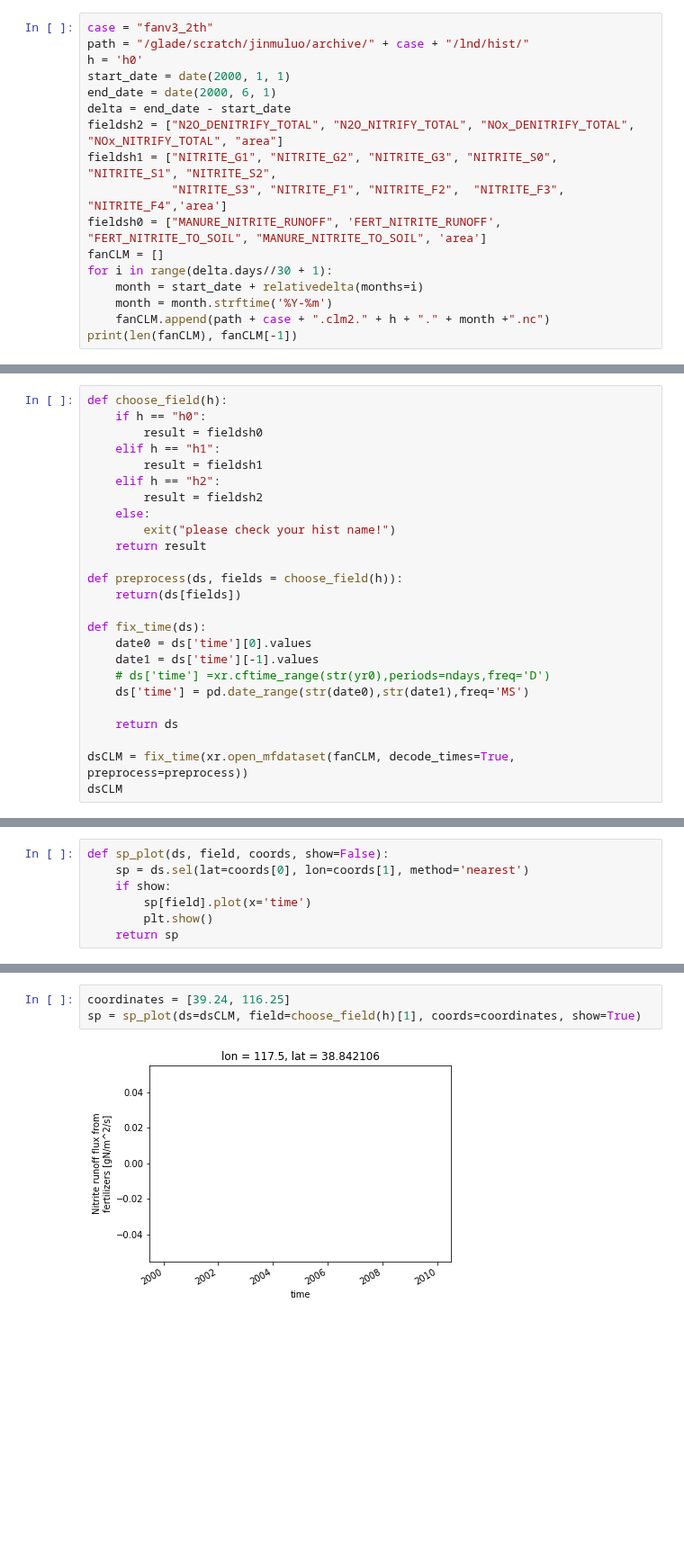
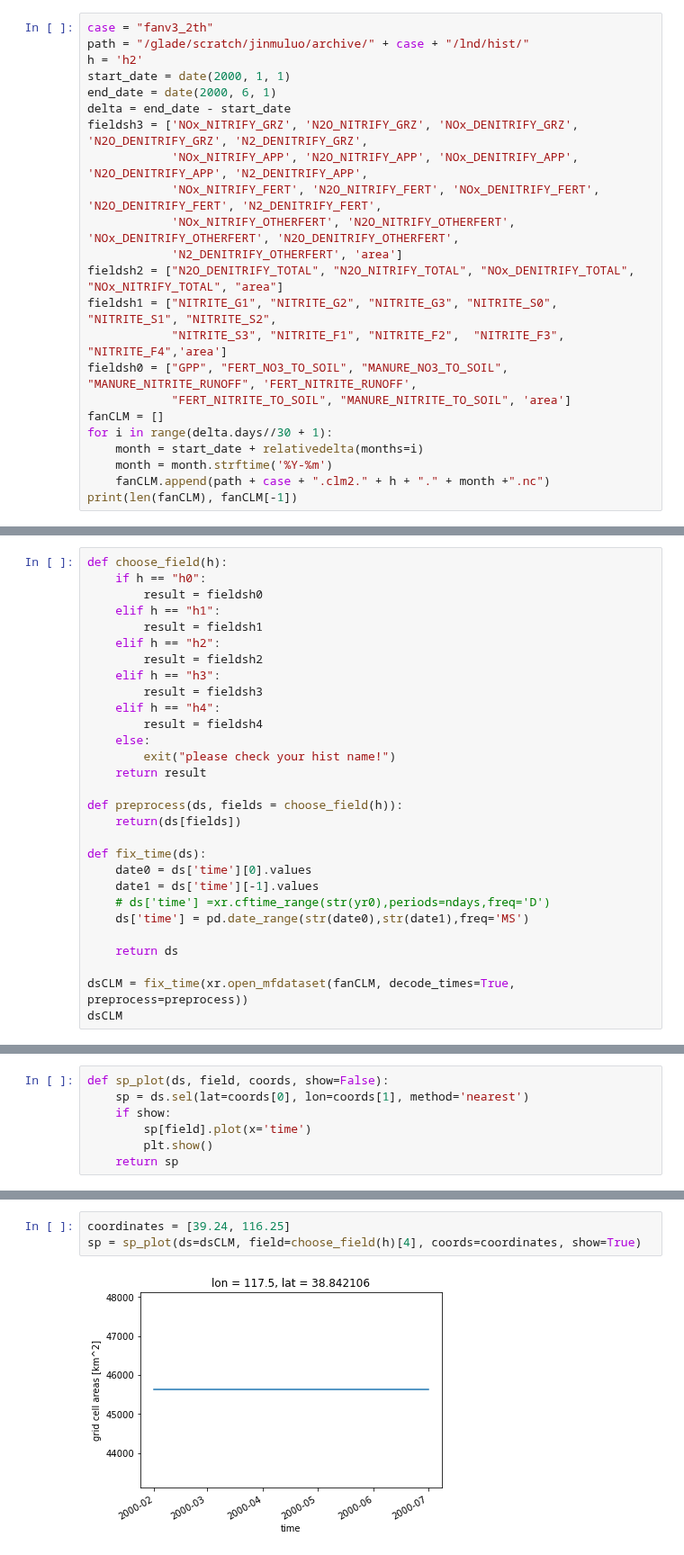
Before and after one commit to jinmuluo/pymaps, a Jupyter notebook: time_series.ipynb, the cells around one changed output, grey strips where cells are left out. Shown at 90% size. Saved outputs shown, nothing was run; the diff lists cells and outputs as text; blank space fills up the shorter version.

Commit message:
update of plot information

```diff
--- a/time_series.ipynb
+++ b/time_series.ipynb
@@ -10,14 +10,20 @@ from dateutil.relativedelta import relativedelta
 # %%
 case = "fanv3_2th"
 path = "/glade/scratch/jinmuluo/archive/" + case + "/lnd/hist/"
-h = 'h0'
+h = 'h2'
 start_date = date(2000, 1, 1)
 end_date = date(2000, 6, 1)
 delta = end_date - start_date
+fieldsh3 = ['NOx_NITRIFY_GRZ', 'N2O_NITRIFY_GRZ', 'NOx_DENITRIFY_GRZ', 'N2O_DENITRIFY_GRZ', 'N2_DENITRIFY_GRZ',
+            'NOx_NITRIFY_APP', 'N2O_NITRIFY_APP', 'NOx_DENITRIFY_APP', 'N2O_DENITRIFY_APP', 'N2_DENITRIFY_APP',
+            'NOx_NITRIFY_FERT', 'N2O_NITRIFY_FERT', 'NOx_DENITRIFY_FERT', 'N2O_DENITRIFY_FERT', 'N2_DENITRIFY_FERT',
+            'NOx_NITRIFY_OTHERFERT', 'N2O_NITRIFY_OTHERFERT', 'NOx_DENITRIFY_OTHERFERT', 'N2O_DENITRIFY_OTHERFERT',
+            'N2_DENITRIFY_OTHERFERT', 'area']
 fieldsh2 = ["N2O_DENITRIFY_TOTAL", "N2O_NITRIFY_TOTAL", "NOx_DENITRIFY_TOTAL", "NOx_NITRIFY_TOTAL", "area"]
 fieldsh1 = ["NITRITE_G1", "NITRITE_G2", "NITRITE_G3", "NITRITE_S0", "NITRITE_S1", "NITRITE_S2",
             "NITRITE_S3", "NITRITE_F1", "NITRITE_F2",  "NITRITE_F3",  "NITRITE_F4",'area']
-fieldsh0 = ["MANURE_NITRITE_RUNOFF", 'FERT_NITRITE_RUNOFF', "FERT_NITRITE_TO_SOIL", "MANURE_NITRITE_TO_SOIL", 'area']
+fieldsh0 = ["GPP", "FERT_NO3_TO_SOIL", "MANURE_NO3_TO_SOIL", "MANURE_NITRITE_RUNOFF", 'FERT_NITRITE_RUNOFF',
+            "FERT_NITRITE_TO_SOIL", "MANURE_NITRITE_TO_SOIL", 'area']
 fanCLM = []
 for i in range(delta.days//30 + 1):
     month = start_date + relativedelta(months=i)
@@ -34,6 +40,10 @@ def choose_field(h):
         result = fieldsh1
     elif h == "h2":
         result = fieldsh2
+    elif h == "h3":
+        result = fieldsh3
+    elif h == "h4":
+        result = fieldsh4
     else:
         exit("please check your hist name!")
     return result
@@ -165,5 +186,5 @@ def regional_plot(ds, field, coords, show=False):
 # %%
 coordinates = [39.24, 116.25]
-sp = sp_plot(ds=dsCLM, field=choose_field(h)[1], coords=coordinates, show=True)
+sp = sp_plot(ds=dsCLM, field=choose_field(h)[4], coords=coordinates, show=True)
 # %% [output]
-[figure, old version]
+[figure, new version]
```
Also changed, not shown: parts of 7 cells of this notebook.
